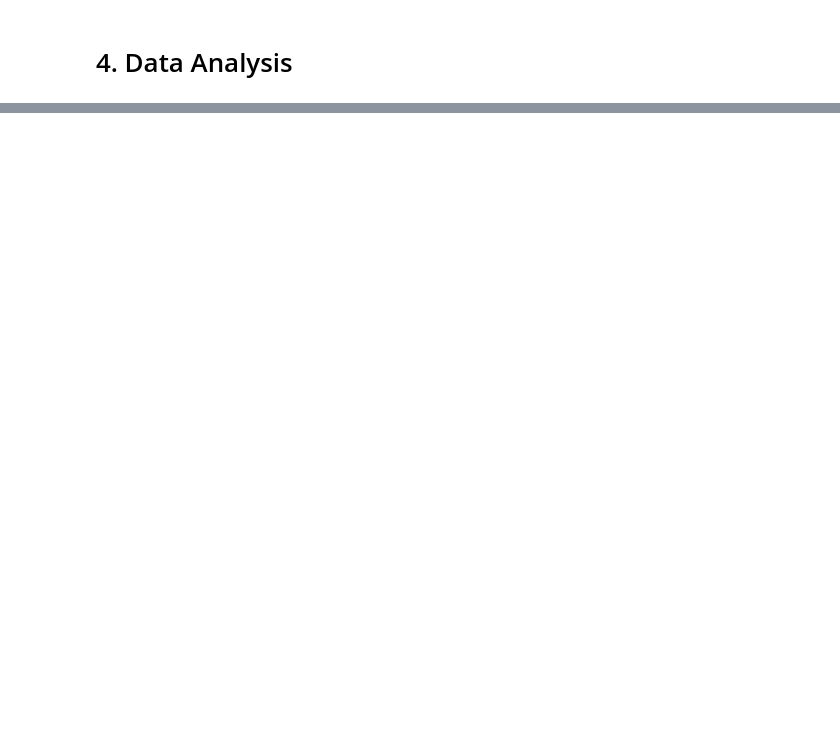
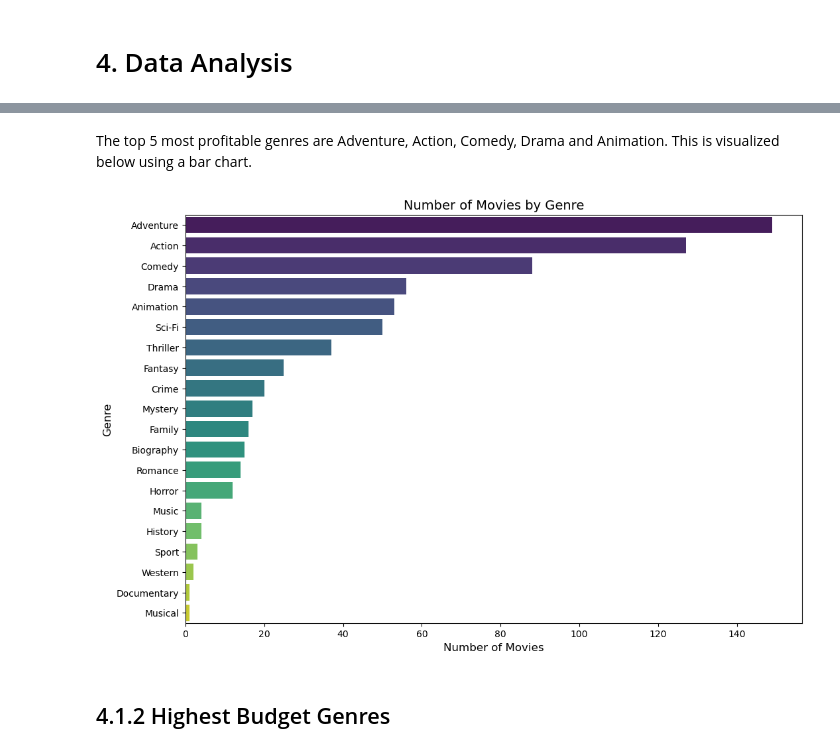
Before and after one commit to Deborah-Okeyo/group-eight-project, a Jupyter notebook: index.ipynb, the cells around one changed output, grey strips where cells are left out. Cells and saved outputs as stored; diff of their text form; code cells hidden in the pictures; blank space fills up the shorter version.

```diff
--- a/index.ipynb
+++ b/index.ipynb
@@ -648,0 +699,50 @@ movies_df = movies.sort_values('year', ascending=False)
+# %% [markdown]
+The top 5 most profitable genres are Adventure, Action, Comedy, Drama and Animation. This is visualized below using a bar chart.
+# %%
+
+
+# Data preparation
+data = [
+    ('Adventure', 149),
+    ('Action', 127),
+    ('Comedy', 88),
+    ('Drama', 56),
+    ('Animation', 53),
+    ('Sci-Fi', 50),
+    ('Thriller', 37),
+    ('Fantasy', 25),
+    ('Crime', 20),
+    ('Mystery', 17),
+    ('Family', 16),
+    ('Biography', 15),
+    ('Romance', 14),
+    ('Horror', 12),
+    ('Music', 4),
+    ('History', 4),
+    ('Sport', 3),
+    ('Western', 2),
+    ('Documentary', 1),
+    ('Musical', 1)
+]
+
+# Convert data into DataFrame
+df = pd.DataFrame(data, columns=['Genre', 'Number_of_Movies'])
+
+# Plot creation
+fig, ax = plt.subplots(figsize=(12, 8))
+sns.barplot(x='Number_of_Movies', y='Genre', data=df, ax=ax, palette='viridis')
+
+# Customizing the plot
+ax.set_title('Number of Movies by Genre', fontsize=14)
+ax.set_xlabel("Number of Movies", fontsize=12)
+ax.set_ylabel("Genre", fontsize=12)
+
+# Save the plot
+fig.savefig('Number_of_Movies_by_Genre.png')
+
+# Show the plot
+plt.show()
+# %% [output]
+[figure, added]
+# %% [markdown]
+## 4.1.2 Highest Budget Genres
```
Also changed, not shown: parts of 13 cells of this notebook.
